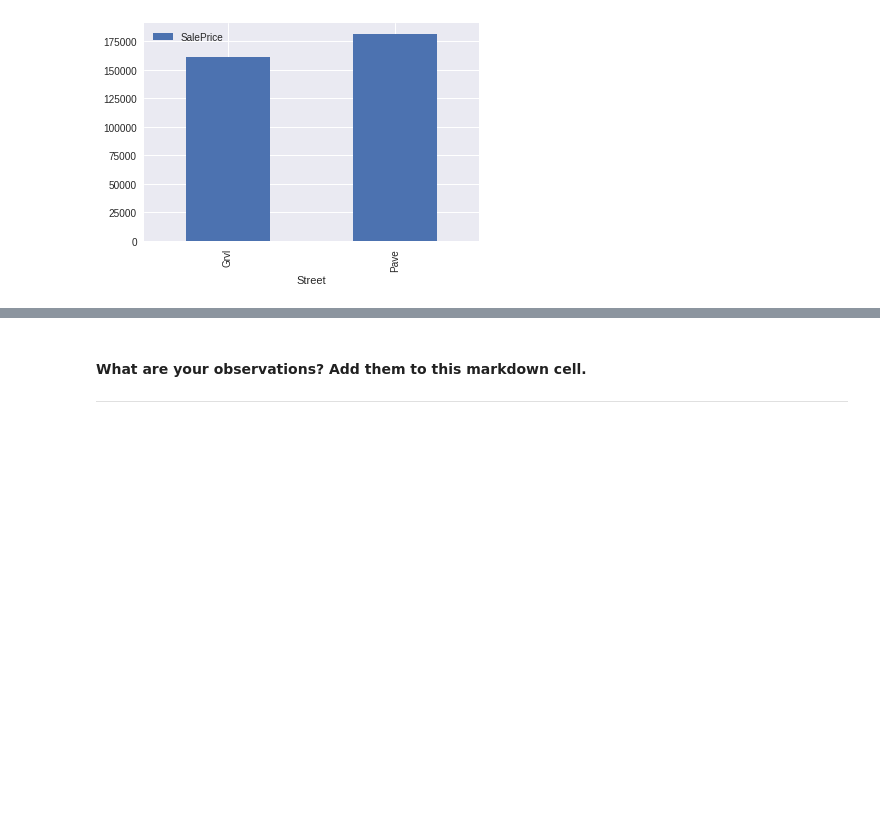
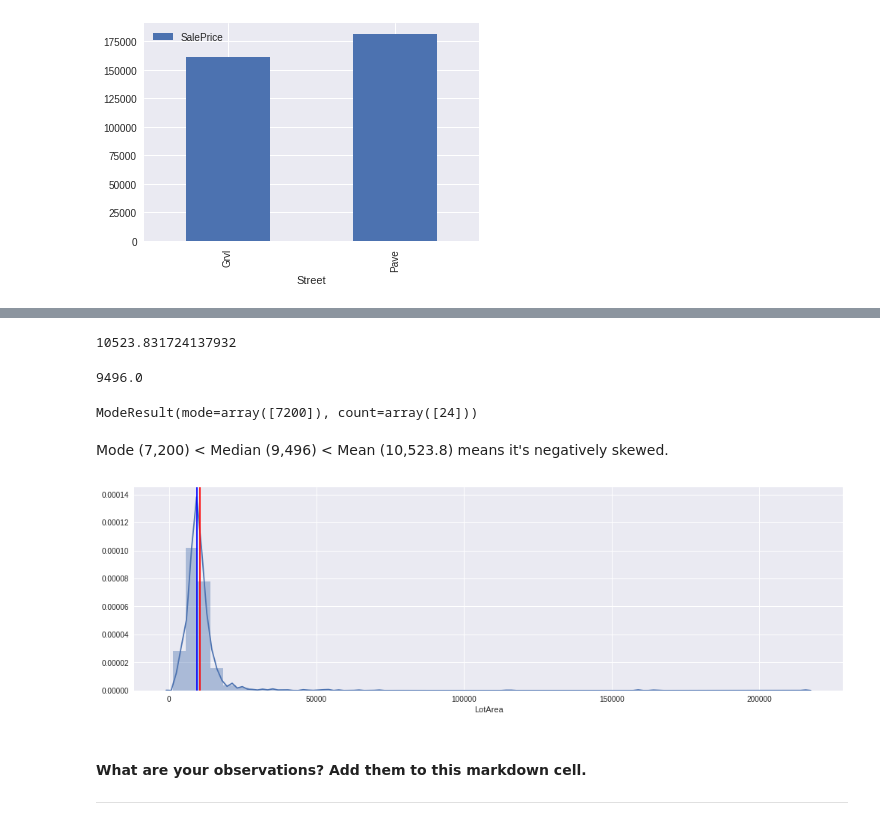
Before and after one commit to Uyentruong236/Ames_Housing, a Jupyter notebook: ipynb/project_2_starter.ipynb, the cells around one changed output, grey strips where cells are left out. Saved outputs shown, nothing was run; the diff lists cells and outputs as text; code cells hidden in the pictures; blank space fills up the shorter version.

```diff
--- a/ipynb/project_2_starter.ipynb
+++ b/ipynb/project_2_starter.ipynb
@@ -205,0 +211,8 @@ df_cat.groupby('LandContour').mean().plot.bar()
+# %%
+df_num['LotArea'].mean()
+# %% [output]
+10523.831724137932
+# %%
+df_num['LotArea'].median()
+# %% [output]
+9496.0
@@ -206,3 +221,18 @@ df_cat.groupby('LandContour').mean().plot.bar()
+# %%
+stats.mode(df_num["LotArea"])
+# %% [output]
+ModeResult(mode=array([7200]), count=array([24]))
+# %% [markdown]
+Mode (7,200) < Median (9,496) < Mean (10,523.8) means it's negatively skewed.
+# %%
+
+plt.figure(1, figsize=(17,5))
+_ = sns.distplot(df_num['LotArea'])
+plt.axvline(df_num['LotArea'].mean(), c='r')
+plt.axvline(df_num['LotArea'].median(), c='b')
+plt.show()
+# %% [output]
+[figure, added]
 # %% [markdown]
 #### What are your observations? Add them to this markdown cell.
 
```
Also changed, not shown: parts of 13 cells of this notebook.
